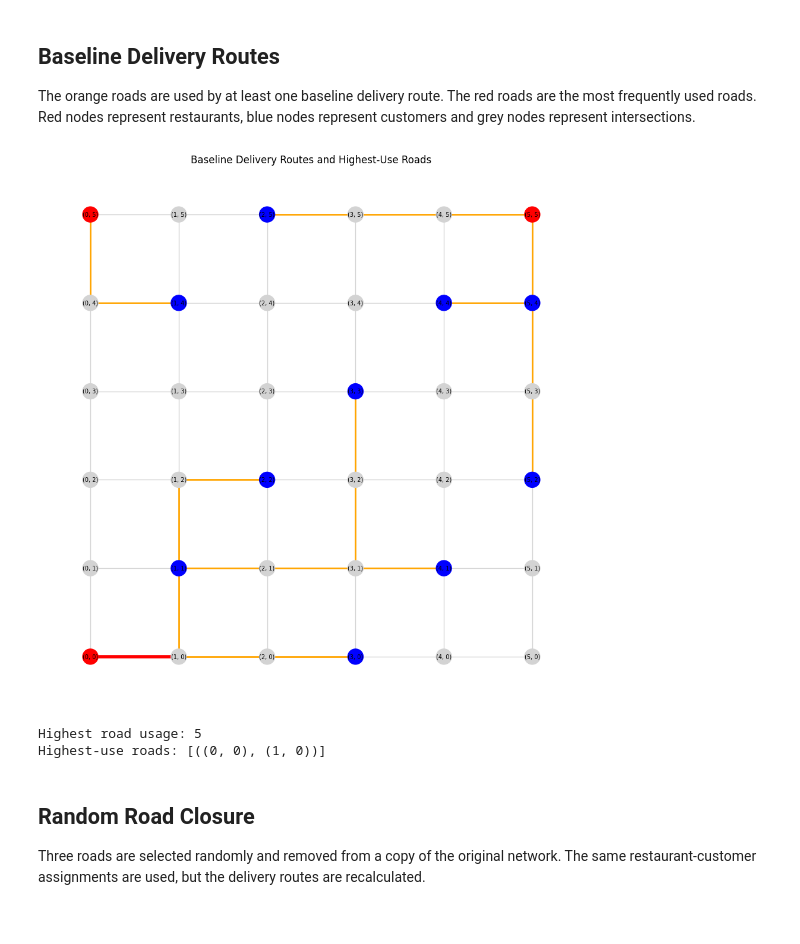
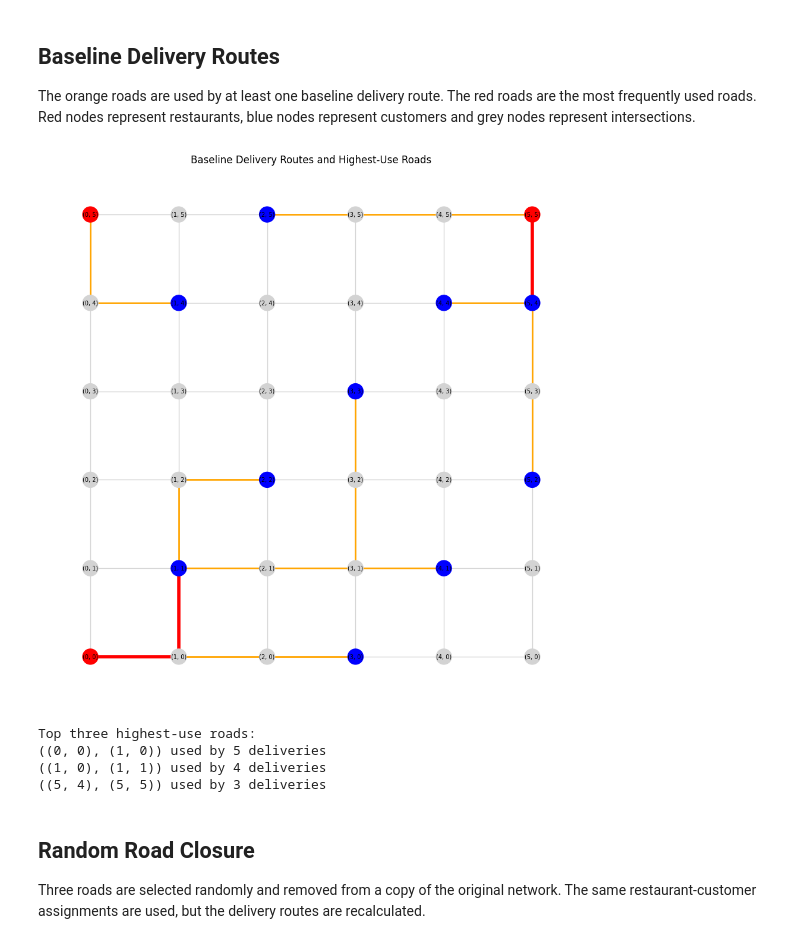
Before and after one commit to naveenswa/CITS4403-Urban-Delivery-Network, a Jupyter notebook: notebooks/checkpoint2_demo.ipynb, the cells around one changed output. Drawn from its saved outputs; the diff is of its cells as text; code cells hidden in the pictures.

Commit message:
Show top three highest-use roads

```diff
--- a/notebooks/checkpoint2_demo.ipynb
+++ b/notebooks/checkpoint2_demo.ipynb
@@ -176,13 +176,10 @@ Road usage ranking:
 
 The orange roads are used by at least one baseline delivery route. The red roads are the most frequently used roads. Red nodes represent restaurants, blue nodes represent customers and grey nodes represent intersections.
 # %%
-highest_usage = max(road_usage.values())
-
 highest_use_roads = []
 
-for road, usage_count in road_usage.items():
-    if usage_count == highest_usage:
-        highest_use_roads.append(road)
+for road, usage_count in road_usage.most_common(3):
+    highest_use_roads.append(road)
 
 baseline_route_roads = set(road_usage.keys())
 
@@ -204,38 +201,42 @@ for first_node, second_node in road_network.edges:
 
 node_colours = []
 
 for node in road_network.nodes:
     if node in restaurants:
         node_colours.append("red")
     elif node in customers:
         node_colours.append("blue")
     else:
         node_colours.append("lightgray")
 
 positions = {node: node for node in road_network.nodes}
 
 plt.figure(figsize=(9, 9))
 
 nx.draw(
     road_network,
     pos=positions,
     node_color=node_colours,
     edge_color=edge_colours,
     width=edge_widths,
     node_size=350,
     with_labels=True,
     font_size=7
 )
 
 plt.title("Baseline Delivery Routes and Highest-Use Roads")
 plt.show()
 
-print("Highest road usage:", highest_usage)
-print("Highest-use roads:", highest_use_roads)
+print("Top three highest-use roads:")
+
+for road in highest_use_roads:
+    print(road, "used by", road_usage[road], "deliveries")
 # %% [output]
-[figure, old version]
+[figure, new version]
-Highest road usage: 5
-Highest-use roads: [((0, 0), (1, 0))]
+Top three highest-use roads:
+((0, 0), (1, 0)) used by 5 deliveries
+((1, 0), (1, 1)) used by 4 deliveries
+((5, 4), (5, 5)) used by 3 deliveries
 # %% [markdown]
 ## Random Road Closure
 
```
